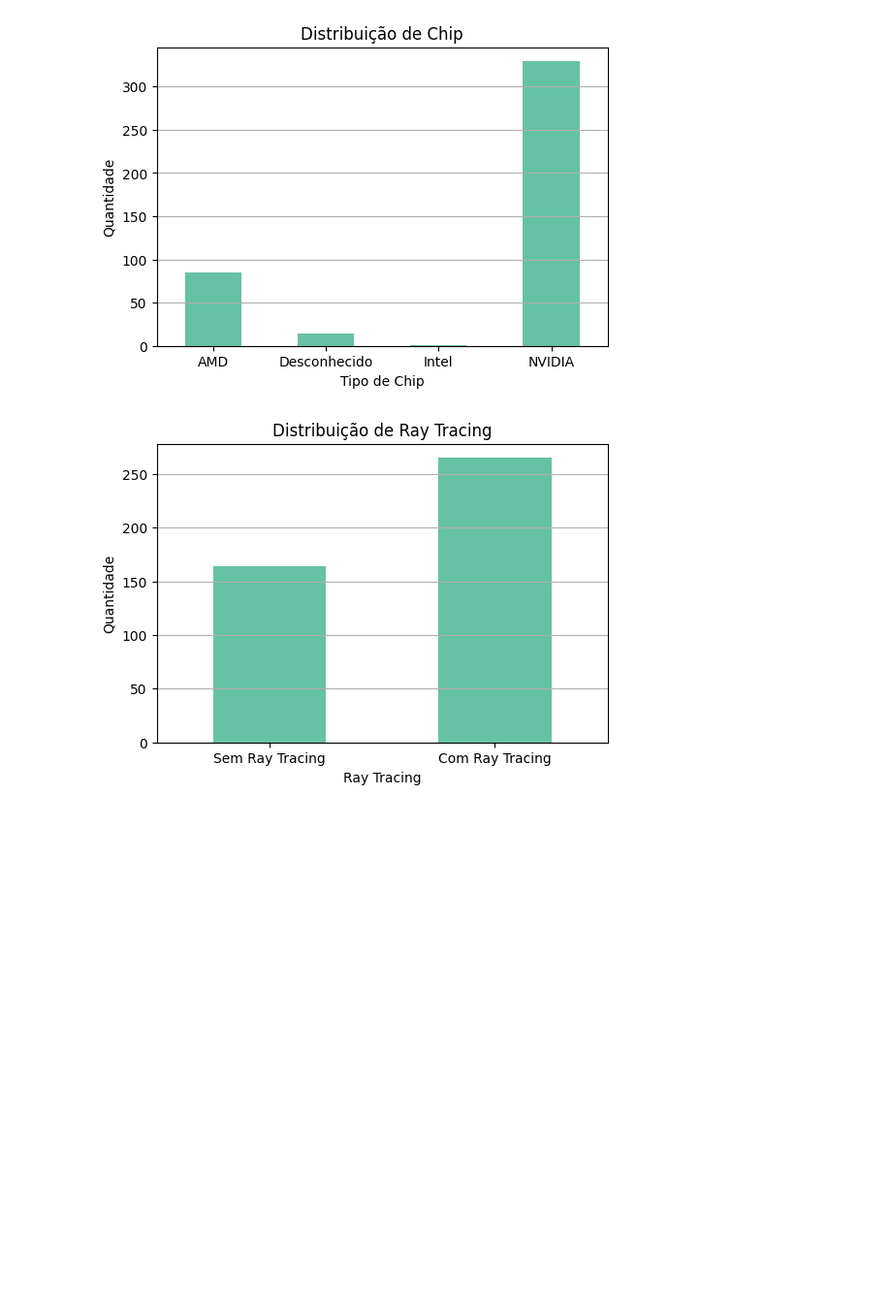
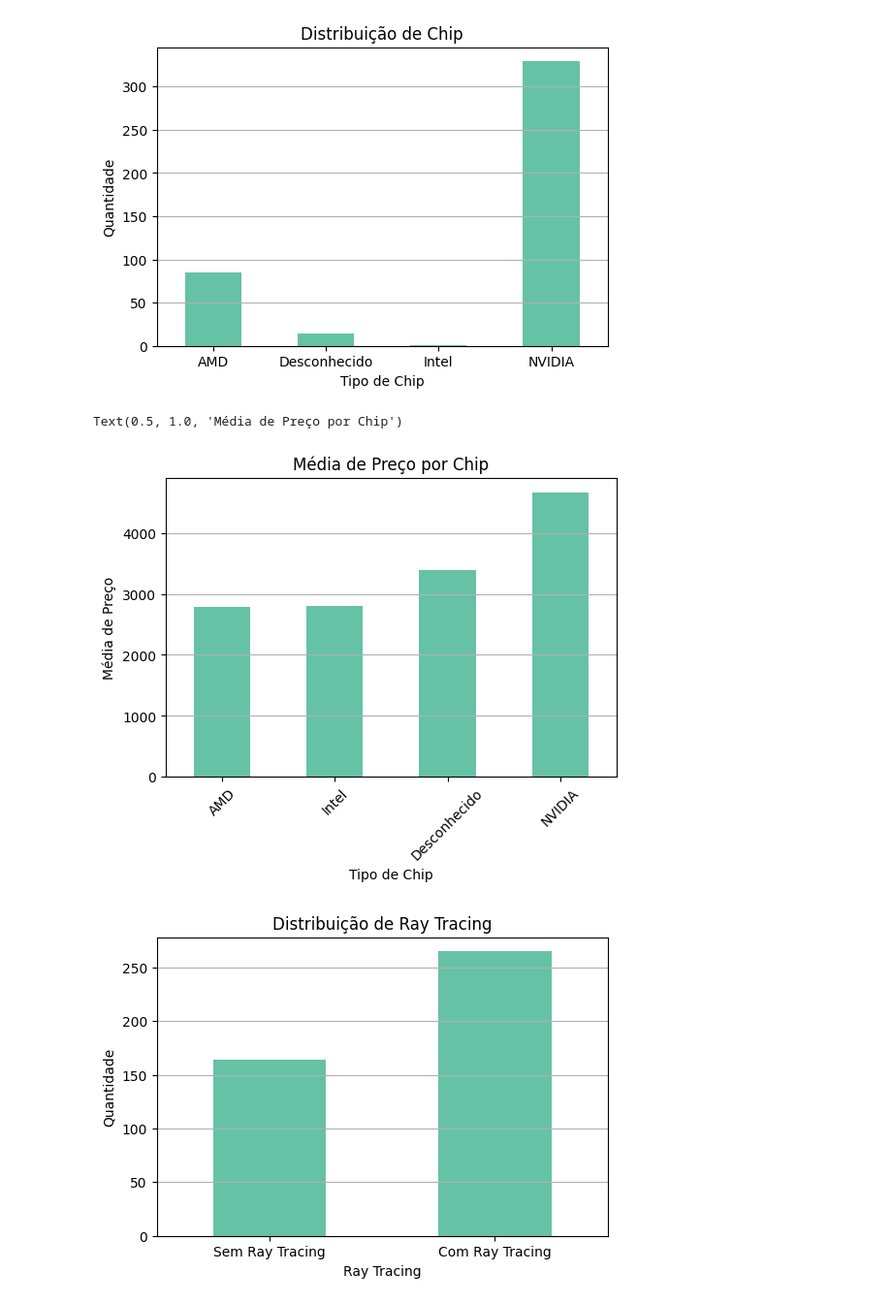
Before and after one commit to IIIgorMoura/web_scraping_dinamico, a Jupyter notebook: analise.ipynb, the cells around one changed output. Shown at 97% size. Drawn from its saved outputs; the diff is of its cells as text; code cells hidden in the pictures; blank space fills up the shorter version.

```diff
--- a/analise.ipynb
+++ b/analise.ipynb
@@ -90,6 +87,19 @@ plt.grid(axis='y')
 plt.show()
 # %% [output]
 [figure]
+# %%
+# Média de preço por chip
+media_preco_chip = df.groupby('chip')['preco'].mean().sort_values()
+
+media_preco_chip.plot(kind='bar', figsize=(6,4), colormap='Set2')
+plt.grid(axis='y')
+plt.xlabel('Tipo de Chip')
+plt.ylabel('Média de Preço')
+plt.xticks(rotation=45)
+plt.title('Média de Preço por Chip')
+# %% [output]
+Text(0.5, 1.0, 'Média de Preço por Chip')
+[figure, added]
 # %%
 # Distribuição por Ray Tracing
 distribuicao_ray_tracing = df.groupby('ray_tracing').size()
```
Also changed, not shown: parts of 5 cells of this notebook.
